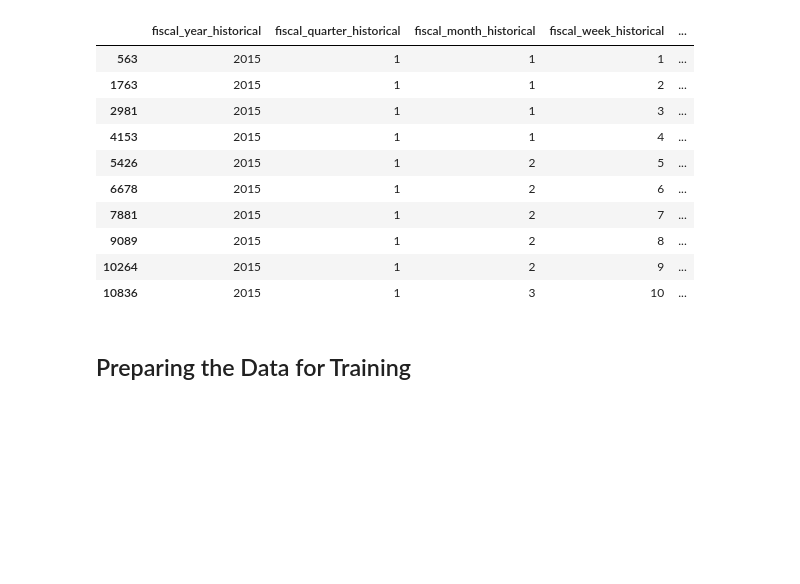
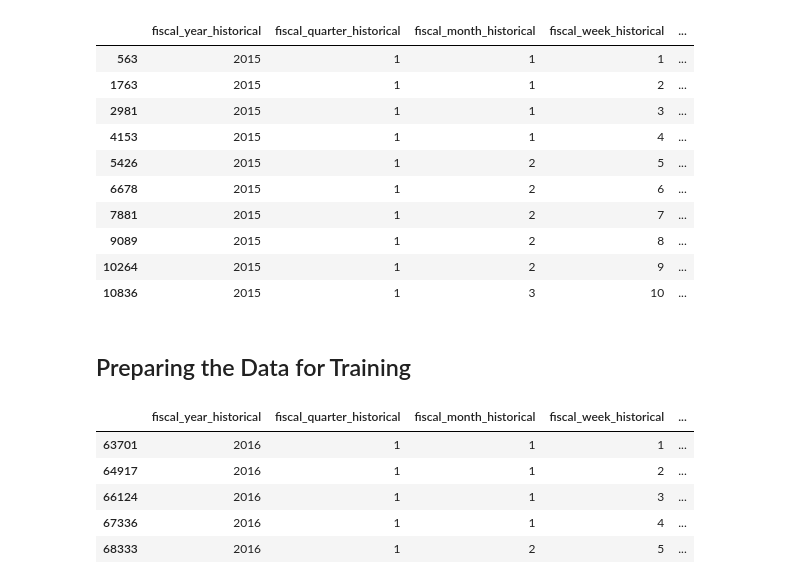
Before and after one commit to Abuynits/TE_Connect, a Jupyter notebook: sales_forcasting.ipynb, the cells around one changed output. Cells and saved outputs as stored; diff of their text form; code cells hidden in the pictures; blank space fills up the shorter version.

```diff
--- a/sales_forcasting.ipynb
+++ b/sales_forcasting.ipynb
@@ -171,5 +170,21 @@ for name, group in grouped_df:
 | 9089 | 2015 | 1 | 2 | 8 | ... |
 | 10264 | 2015 | 1 | 2 | 9 | ... |
 | 10836 | 2015 | 1 | 3 | 10 | ... |
+# %%
+groups = [grouped_df.get_group(x) for x in grouped_df.groups]
 # %% [markdown]
 ## Preparing the Data for Training
+# %%
+for group in groups:
+
+    df2 = group[group.duplicated('year_week_ordered')]
+    #duplicate = df[df.duplicated('City')]
+    display(df2.head(5))
+    break
+# %% [output]
+|  | fiscal_year_historical | fiscal_quarter_historical | fiscal_month_historical | fiscal_week_historical | ... |
+| 63701 | 2016 | 1 | 1 | 1 | ... |
+| 64917 | 2016 | 1 | 1 | 2 | ... |
+| 66124 | 2016 | 1 | 1 | 3 | ... |
+| 67336 | 2016 | 1 | 1 | 4 | ... |
+| 68333 | 2016 | 1 | 2 | 5 | ... |
```
Also changed, not shown: parts of 1 cell of this notebook.
